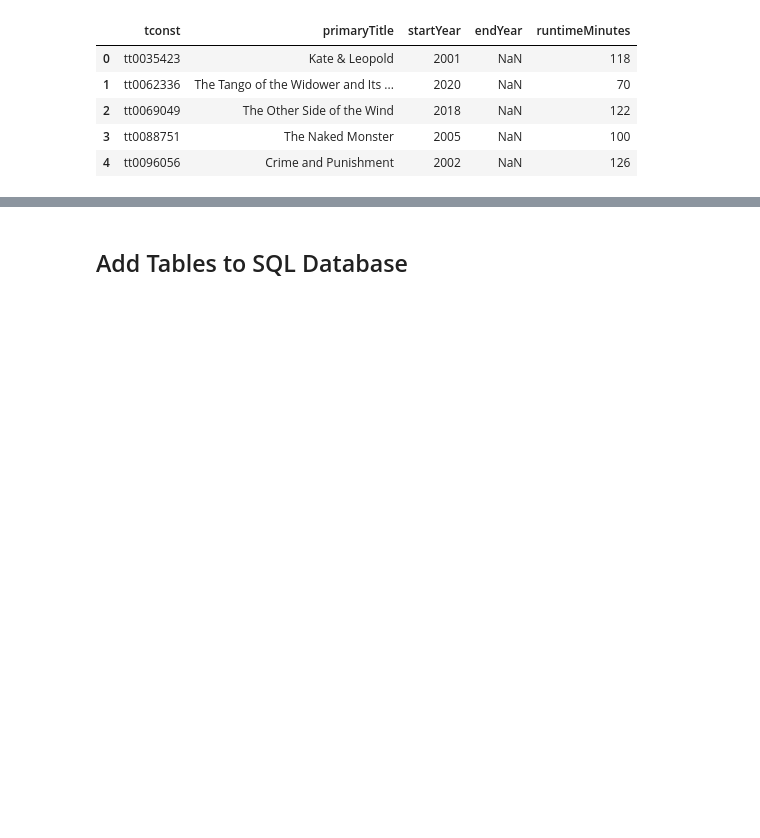
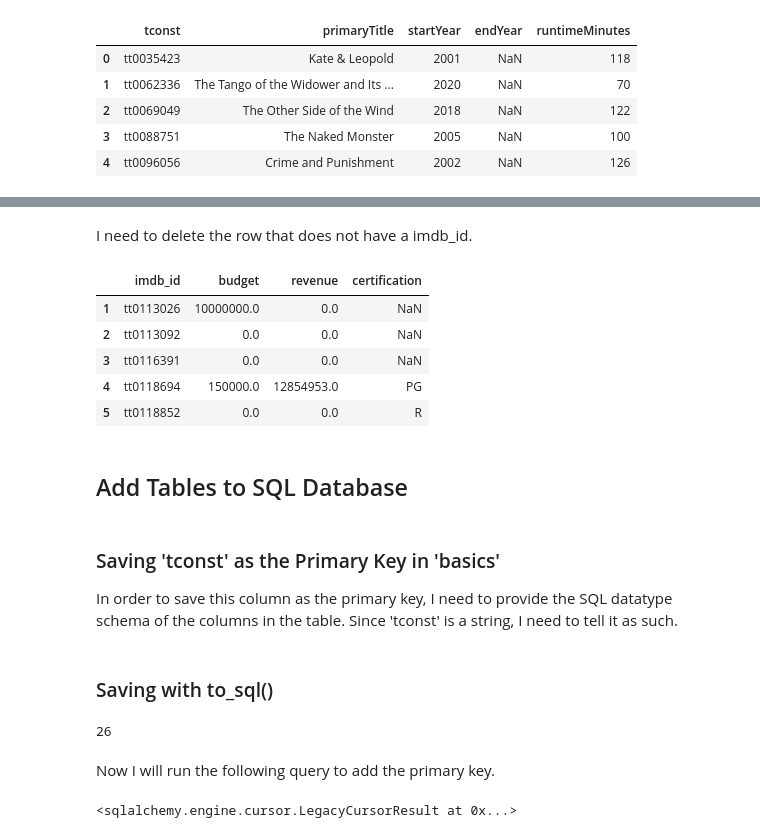
Before and after one commit to joshlensing/Project-3--IMDB, a Jupyter notebook: IMDB Project Part 3.ipynb, the cells around one changed output, grey strips where cells are left out. Cells and saved outputs as stored; diff of their text form; code cells hidden in the pictures; blank space fills up the shorter version.

```diff
--- a/IMDB Project Part 3.ipynb
+++ b/IMDB Project Part 3.ipynb
@@ -182,2 +197,18 @@ basics.head()
+# %% [markdown]
+I need to delete the row that does not have a imdb_id.
+# %%
+tmdb_api = tmdb_api.drop(0)
+tmdb_api.head()
+# %% [output]
+|  | imdb_id | budget | revenue | certification |
+| 1 | tt0113026 | 10000000.0 | 0.0 | NaN |
+| 2 | tt0113092 | 0.0 | 0.0 | NaN |
+| 3 | tt0116391 | 0.0 | 0.0 | NaN |
+| 4 | tt0118694 | 150000.0 | 12854953.0 | PG |
+| 5 | tt0118852 | 0.0 | 0.0 | R |
 # %% [markdown]
 ## Add Tables to SQL Database
+# %% [markdown]
+### Saving 'tconst' as the Primary Key in 'basics'
+
+In order to save this column as the primary key, I need to provide the SQL datatype schema of the columns in the table. Since 'tconst' is a string, I need to tell it as such.
@@ -183,0 +252,21 @@ basics.head()
+# %% [markdown]
+### Saving with to_sql()
+# %%
+# Save to sql with dtype and index=False
+basics.to_sql('title_basics',engine,dtype=df_schema,if_exists='replace',index=False)
+ratings.to_sql('title_ratings',engine,dtype=df_schema_ratings,if_exists='replace',index=False)
+tmdb_api.to_sql('tmdb_data',engine,dtype=df_schema_tmdb,if_exists='replace',index=False)
+basics_genres.to_sql('title_genres',engine,dtype=df_schema_genres,if_exists='replace',index=False)
+## Set the dataframe index and use index=True for genre
+genres.set_index('genre_id').to_sql('genres',engine,if_exists='replace',index=True)
+# %% [output]
+26
+# %% [markdown]
+Now I will run the following query to add the primary key.
+# %%
+engine.execute('ALTER TABLE title_basics ADD PRIMARY KEY (`tconst`);')
+engine.execute('ALTER TABLE title_ratings ADD PRIMARY KEY (`tconst`);')
+engine.execute('ALTER TABLE tmdb_data ADD PRIMARY KEY (`imdb_id`);')
+engine.execute('ALTER TABLE genres ADD PRIMARY KEY (`genre_id`);')
+# %% [output]
+<sqlalchemy.engine.cursor.LegacyCursorResult at 0x...>
```
Also changed, not shown: parts of 9 cells of this notebook.
